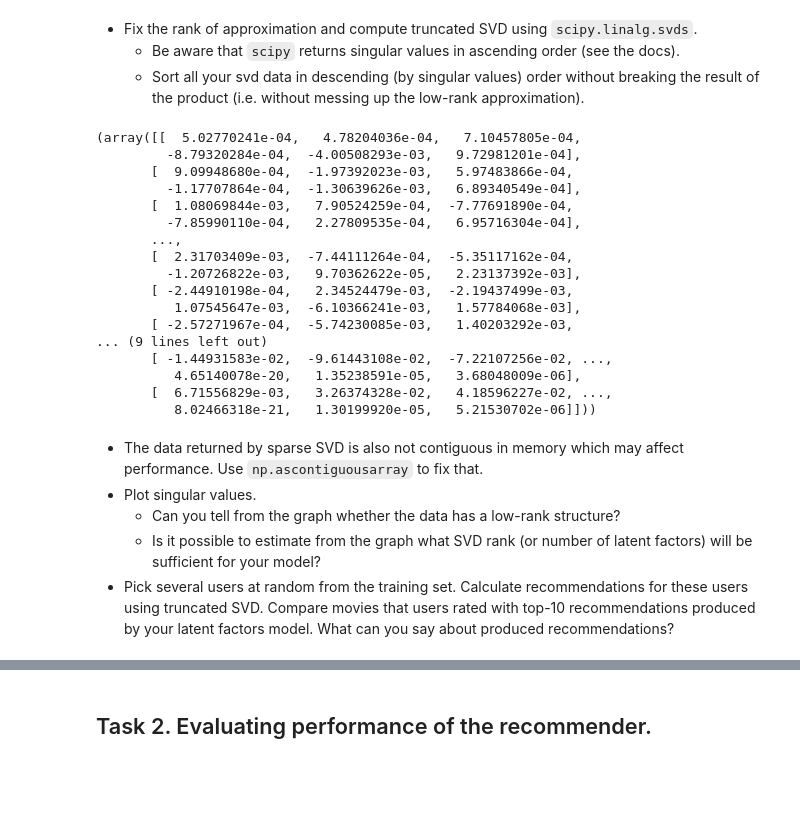
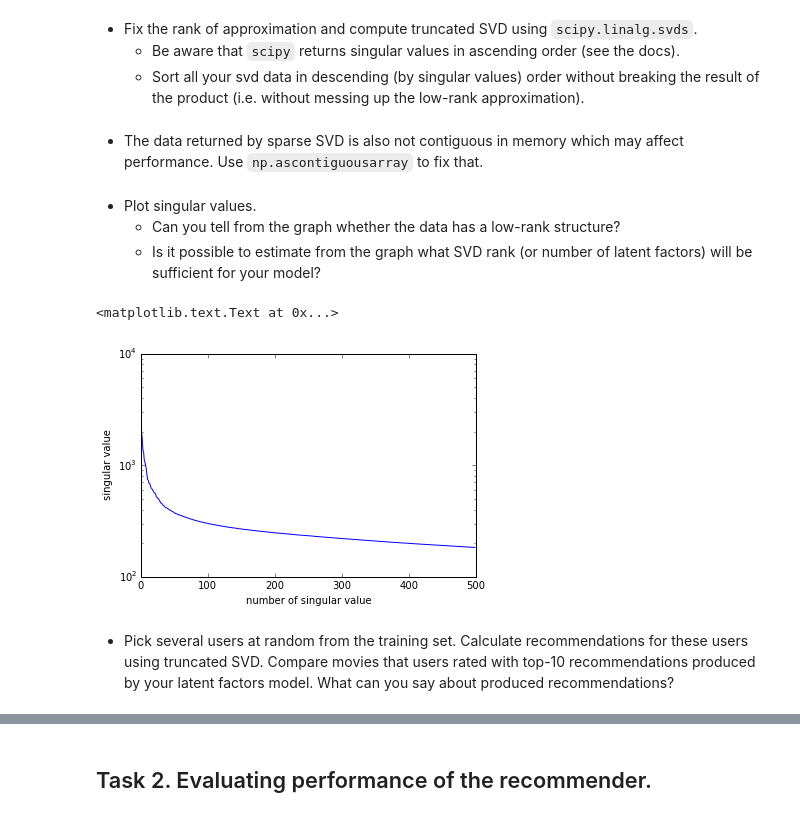
Before and after one commit to silkbottle/nla-hometasks, a Jupyter notebook: homework-3.ipynb, the cells around one changed output, grey strips where cells are left out. Saved outputs shown, nothing was run; the diff lists cells and outputs as text; code cells hidden in the pictures; blank space fills up the shorter version.

```diff
--- a/homework-3.ipynb
+++ b/homework-3.ipynb
@@ -485,3 +503,5 @@ Done.
+# %%
+data = split_data(data)
 # %% [markdown]
 ## Task 1. Building the core of recommender.
 # %% [markdown]
@@ -506,28 +524,26 @@ No, it isn't.
     * Sort all your svd data in descending (by singular values) order without breaking the result of the product (i.e. without messing up the low-rank approximation).
 # %%
 from scipy.sparse import linalg
-print linalg.svds(data.train)
+U, s, V = linalg.svds(data.train, k = 500)
+U = U[:, ::-1]
+s = s[::-1]
+V = V[::-1, :]
-# %% [output]
-(array([[  5.02770241e-04,   4.78204036e-04,   7.10457805e-04,
-         -8.79320284e-04,  -4.00508293e-03,   9.72981201e-04],
-       [  9.09948680e-04,  -1.97392023e-03,   5.97483866e-04,
-         -1.17707864e-04,  -1.30639626e-03,   6.89340549e-04],
-       [  1.08069844e-03,   7.90524259e-04,  -7.77691890e-04,
-         -7.85990110e-04,   2.27809535e-04,   6.95716304e-04],
-       ...,
-       [  2.31703409e-03,  -7.44111264e-04,  -5.35117162e-04,
-         -1.20726822e-03,   9.70362622e-05,   2.23137392e-03],
-       [ -2.44910198e-04,   2.34524479e-03,  -2.19437499e-03,
-          1.07545647e-03,  -6.10366241e-03,   1.57784068e-03],
-       [ -2.57271967e-04,  -5.74230085e-03,   1.40203292e-03,
-... (9 lines left out)
-       [ -1.44931583e-02,  -9.61443108e-02,  -7.22107256e-02, ...,
-          4.65140078e-20,   1.35238591e-05,   3.68048009e-06],
-       [  6.71556829e-03,   3.26374328e-02,   4.18596227e-02, ...,
-          8.02466318e-21,   1.30199920e-05,   5.21530702e-06]]))
+# %% [markdown]
+* The data returned by sparse SVD is also not contiguous in memory which may affect performance. Use `np.ascontiguousarray` to fix that.
+# %%
+U = np.ascontiguousarray(U)
+s = np.ascontiguousarray(s)
+V = np.ascontiguousarray(V)
 # %% [markdown]
-* The data returned by sparse SVD is also not contiguous in memory which may affect performance. Use `np.ascontiguousarray` to fix that.
 * Plot singular values.
     * Can you tell from the graph whether the data has a low-rank structure?
     * Is it possible to estimate from the graph what SVD rank (or number of latent factors) will be sufficient for your model?
-* Pick several users at random from the training set. Calculate recommendations for these users using truncated SVD. Compare movies that users rated with top-10 recommendations produced by your latent factors model. What can you say about produced recommendations?
+# %%
+plt.semilogy(s)
+plt.ylabel('singular value')
+plt.xlabel('number of singular value')
+# %% [output]
+<matplotlib.text.Text at 0x...>
+[figure, added]
+# %% [markdown]
+* Pick several users at random from the training set. Calculate recommendations for these users using truncated SVD. Compare movies that users rated with top-10 recommendations produced by your latent factors model. What can you say about produced recommendations?
```
Also changed, not shown: parts of 30 cells of this notebook.
